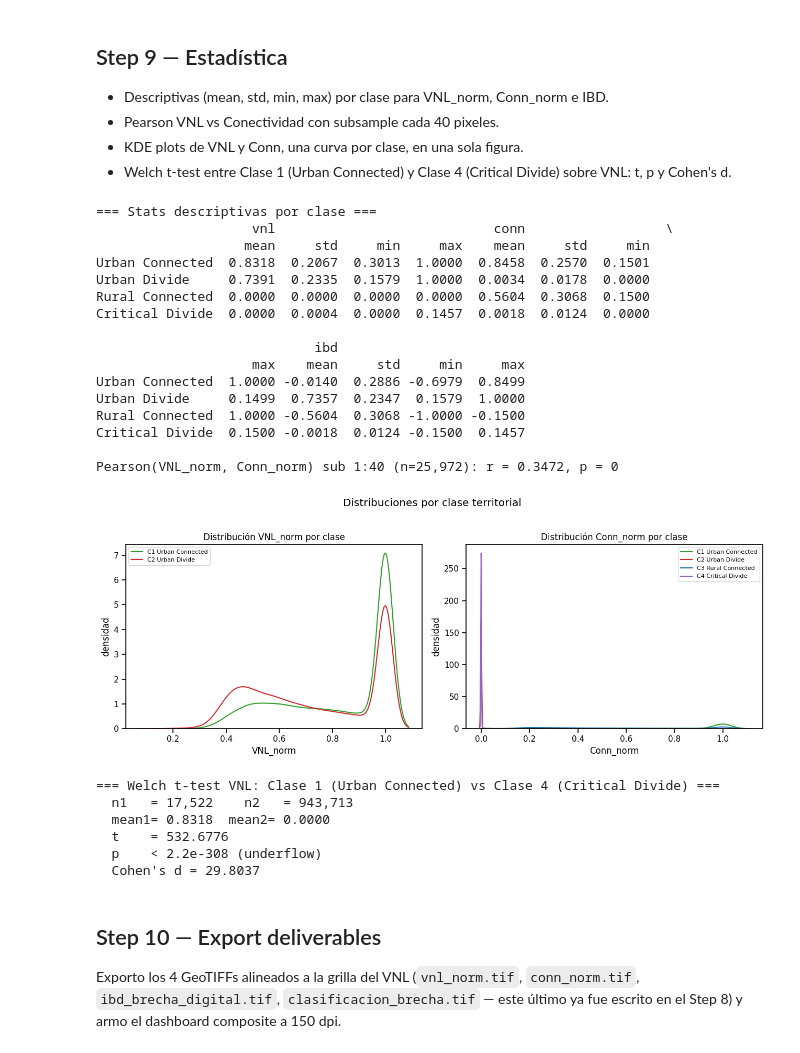
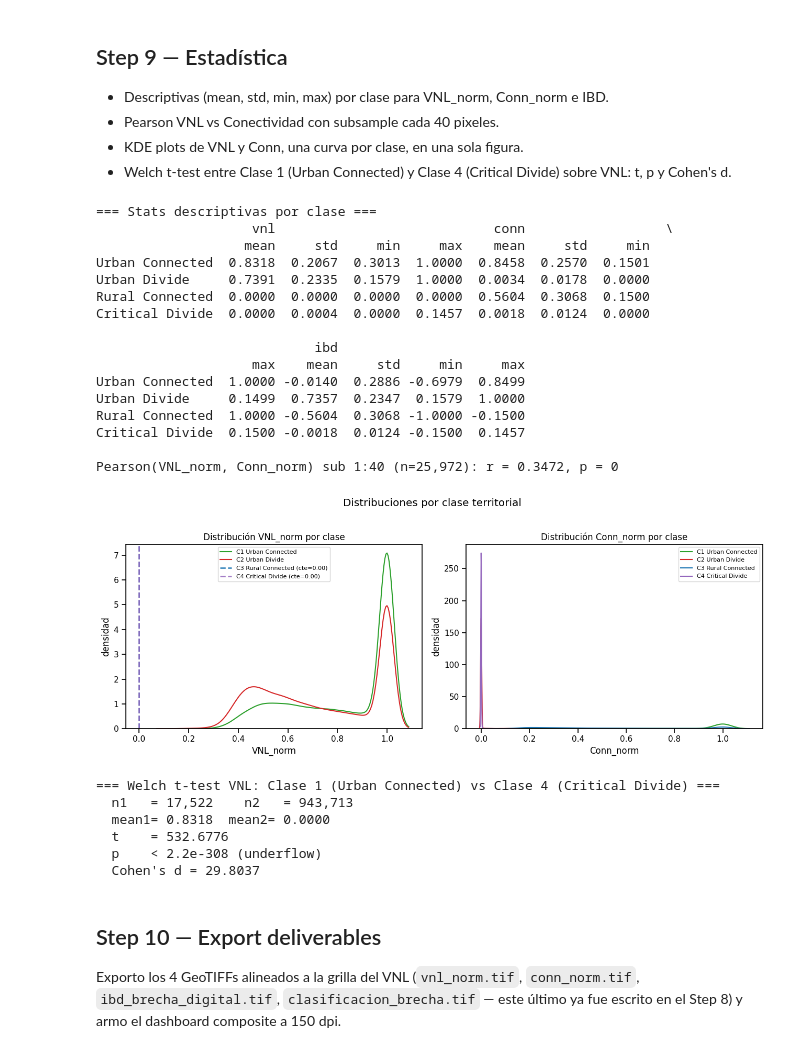
Before and after one commit to Arriola123456/raster-digital-divide, a Jupyter notebook: notebooks/digital_divide_cusco.ipynb, the cells around one changed output. Saved outputs shown, nothing was run; the diff lists cells and outputs as text; code cells hidden in the pictures.

Commit message:
arreglo el kde, la clase rural connected tenia varianza cero

```diff
--- a/notebooks/digital_divide_cusco.ipynb
+++ b/notebooks/digital_divide_cusco.ipynb
@@ -468,17 +468,31 @@ c_sub = conn_norm.flatten()[::40]
 r, pval = stats.pearsonr(v_sub, c_sub)
 print(f'\nPearson(VNL_norm, Conn_norm) sub 1:40 (n={len(v_sub):,}): r = {r:.4f}, p = {pval:.3g}')
 
-# KDE plots: VNL y Conn, una curva por clase, una sola figura
+# KDE plots: VNL y Conn, una curva por clase, una sola figura.
+# Si una clase es degenerada (std=0) dibujo una linea vertical en su valor constante
+# para que igual aparezca en la leyenda.
 fig, axes = plt.subplots(1, 2, figsize=(13, 5))
 for ci in range(1, 5):
     sub = flat[flat['clase'] == ci]
     if len(sub) == 0:
         continue
     s = sub.sample(min(len(sub), 50_000), random_state=42)
-    sns.kdeplot(s['vnl'], ax=axes[0], label=f'C{ci} {class_names[ci]}',
-                color=class_colors[ci], common_norm=False, fill=False)
-    sns.kdeplot(s['conn'], ax=axes[1], label=f'C{ci} {class_names[ci]}',
-                color=class_colors[ci], common_norm=False, fill=False)
+    label = f'C{ci} {class_names[ci]}'
+
+    if s['vnl'].std() < 1e-9:
+        axes[0].axvline(float(s['vnl'].iloc[0]), color=class_colors[ci], linestyle='--',
+                        linewidth=2, alpha=0.85, label=f'{label} (cte={s["vnl"].iloc[0]:.2f})')
+    else:
+        sns.kdeplot(s['vnl'], ax=axes[0], label=label,
+                    color=class_colors[ci], common_norm=False, fill=False)
+
+    if s['conn'].std() < 1e-9:
+        axes[1].axvline(float(s['conn'].iloc[0]), color=class_colors[ci], linestyle='--',
+                        linewidth=2, alpha=0.85, label=f'{label} (cte={s["conn"].iloc[0]:.2f})')
+    else:
+        sns.kdeplot(s['conn'], ax=axes[1], label=label,
+                    color=class_colors[ci], common_norm=False, fill=False)
+
 axes[0].set_title('Distribución VNL_norm por clase')
 axes[0].set_xlabel('VNL_norm')
 axes[0].set_ylabel('densidad')
@@ -497,34 +511,34 @@ v4 = flat[flat['clase'] == 4]['vnl'].values
 t_stat, p_val = stats.ttest_ind(v1, v4, equal_var=False)
 n1, n2 = len(v1), len(v4)
 m1, m2 = float(v1.mean()), float(v4.mean())
 sd1, sd2 = float(v1.std(ddof=1)), float(v4.std(ddof=1))
 pooled_sd = np.sqrt(((n1 - 1) * sd1**2 + (n2 - 1) * sd2**2) / (n1 + n2 - 2))
 cohen_d = (m1 - m2) / pooled_sd
 
 print('\n=== Welch t-test VNL: Clase 1 (Urban Connected) vs Clase 4 (Critical Divide) ===')
 print(f'  n1   = {n1:,}    n2   = {n2:,}')
 print(f'  mean1= {m1:.4f}  mean2= {m2:.4f}')
 print(f'  t    = {t_stat:.4f}')
 print(f'  p    = {p_val:.3g}' if p_val > 0 else f'  p    < 2.2e-308 (underflow)')
 print(f"  Cohen's d = {cohen_d:.4f}")
 # %% [output]
 === Stats descriptivas por clase ===
                     vnl                            conn                  \
                    mean     std     min     max    mean     std     min
 Urban Connected  0.8318  0.2067  0.3013  1.0000  0.8458  0.2570  0.1501
 Urban Divide     0.7391  0.2335  0.1579  1.0000  0.0034  0.0178  0.0000
 Rural Connected  0.0000  0.0000  0.0000  0.0000  0.5604  0.3068  0.1500
 Critical Divide  0.0000  0.0004  0.0000  0.1457  0.0018  0.0124  0.0000
 
                             ibd
                     max    mean     std     min     max
 Urban Connected  1.0000 -0.0140  0.2886 -0.6979  0.8499
 Urban Divide     0.1499  0.7357  0.2347  0.1579  1.0000
 Rural Connected  1.0000 -0.5604  0.3068 -1.0000 -0.1500
 Critical Divide  0.1500 -0.0018  0.0124 -0.1500  0.1457
 
 Pearson(VNL_norm, Conn_norm) sub 1:40 (n=25,972): r = 0.3472, p = 0
-[figure, old version]
+[figure, new version]
 === Welch t-test VNL: Clase 1 (Urban Connected) vs Clase 4 (Critical Divide) ===
   n1   = 17,522    n2   = 943,713
   mean1= 0.8318  mean2= 0.0000
```
